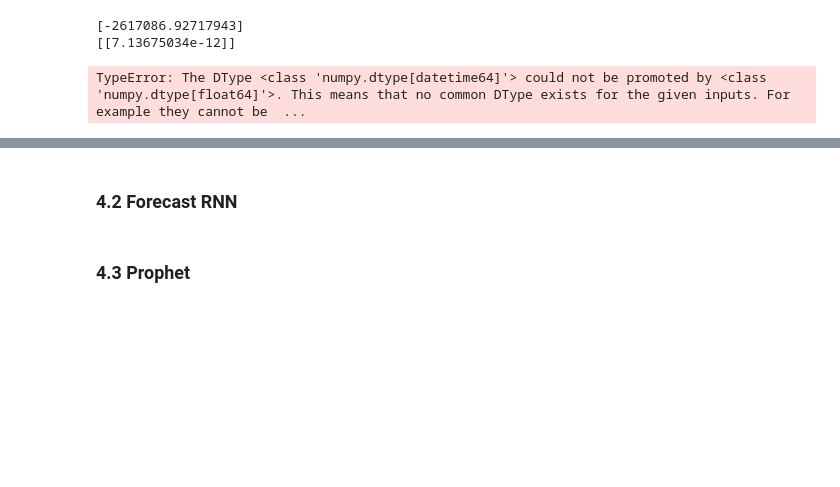
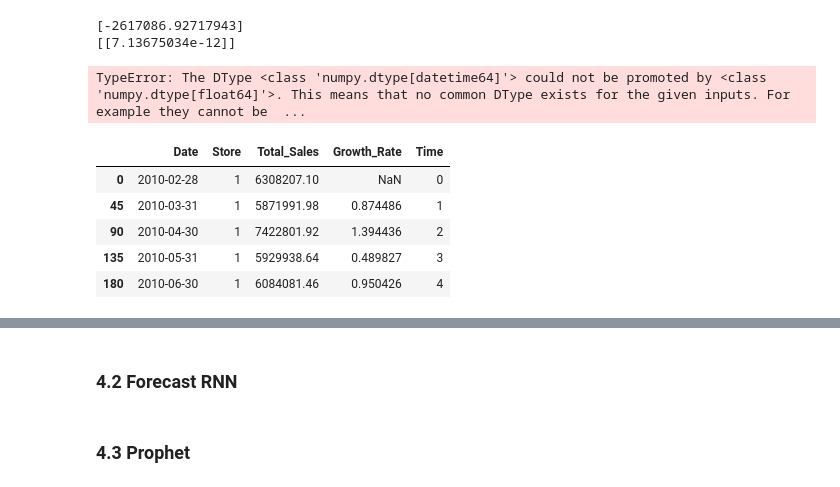
Before and after one commit to lebesguee/walmart_forecast, a Jupyter notebook: forecasting.ipynb, the cells around one changed output, grey strips where cells are left out. Saved outputs shown, nothing was run; the diff lists cells and outputs as text; code cells hidden in the pictures; blank space fills up the shorter version.

```diff
--- a/forecasting.ipynb
+++ b/forecasting.ipynb
@@ -222,3 +222,15 @@ print(regressor.coef_)
 y_pred = regressor.predict(X_test)
 # %% [output]
 TypeError: The DType <class 'numpy.dtype[datetime64]'> could not be promoted by <class 'numpy.dtype[float64]'>. This means that no common DType exists for the given inputs. For example they cannot be  ...
+# %%
+#timesteps
+STORE_1_SERIES = STORE_1.copy()
+STORE_1_SERIES['Time'] = np.arange(len(STORE_1.index))
+STORE_1_SERIES.head()
+# %% [output]
+|  | Date | Store | Total_Sales | Growth_Rate | Time |
+| 0 | 2010-02-28 | 1 | 6308207.10 | NaN | 0 |
+| 45 | 2010-03-31 | 1 | 5871991.98 | 0.874486 | 1 |
+| 90 | 2010-04-30 | 1 | 7422801.92 | 1.394436 | 2 |
+| 135 | 2010-05-31 | 1 | 5929938.64 | 0.489827 | 3 |
+| 180 | 2010-06-30 | 1 | 6084081.46 | 0.950426 | 4 |
```
Also changed, not shown: parts of 2 cells of this notebook.
